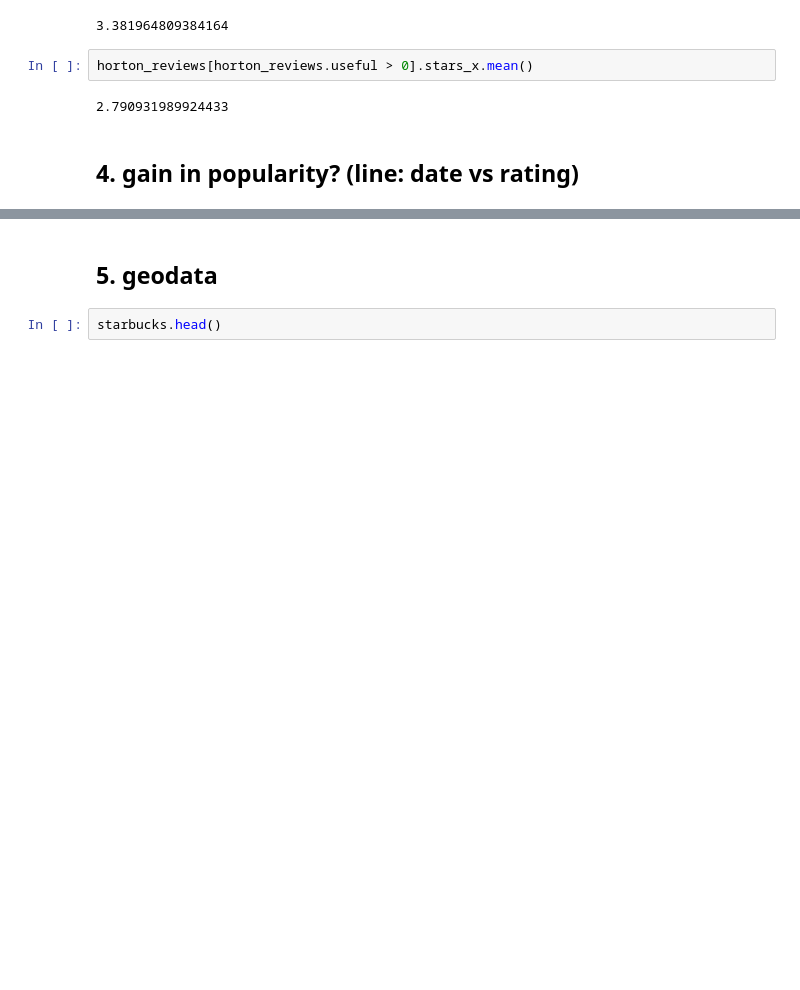
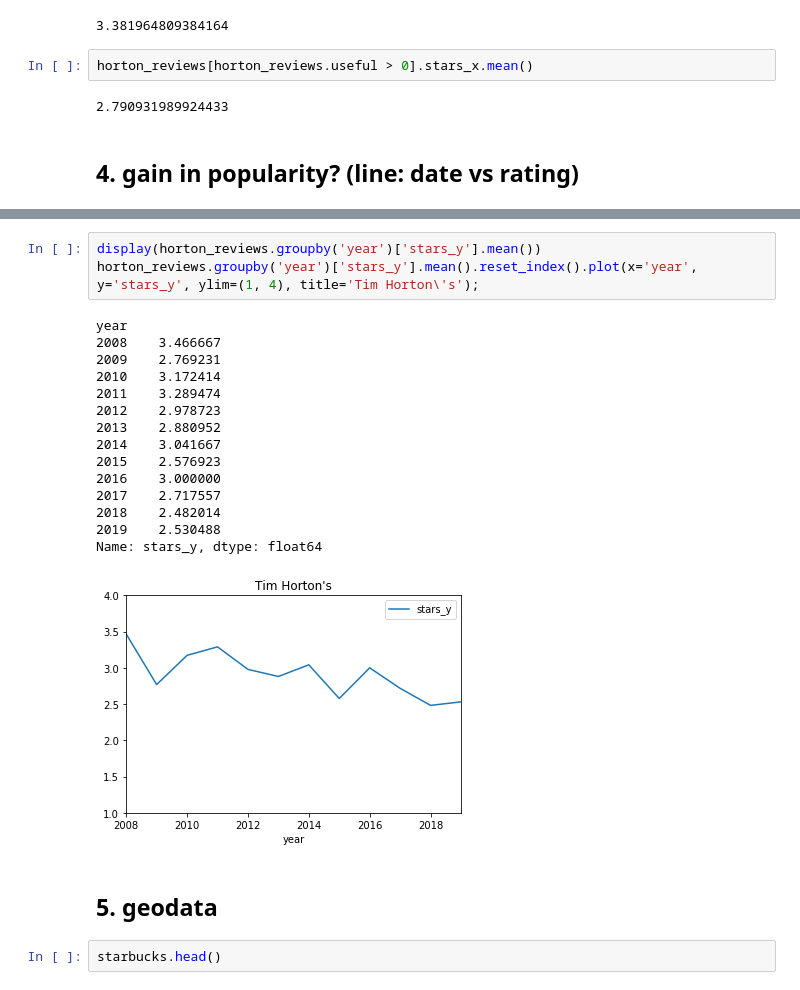
Before and after one commit to dliu9999/DSC106-Final-Project, a Jupyter notebook: yelp.ipynb, the cells around one changed output, grey strips where cells are left out. Saved outputs shown, nothing was run; the diff lists cells and outputs as text; blank space fills up the shorter version.

```diff
--- a/yelp.ipynb
+++ b/yelp.ipynb
@@ -70,3 +109,22 @@ horton_reviews.sort_values(by='date').plot(x='date', y='stars_x'); # not sure if
+# %%
+display(horton_reviews.groupby('year')['stars_y'].mean())
+horton_reviews.groupby('year')['stars_y'].mean().reset_index().plot(x='year', y='stars_y', ylim=(1, 4), title='Tim Horton\'s');
+# %% [output]
+year
+2008    3.466667
+2009    2.769231
+2010    3.172414
+2011    3.289474
+2012    2.978723
+2013    2.880952
+2014    3.041667
+2015    2.576923
+2016    3.000000
+2017    2.717557
+2018    2.482014
+2019    2.530488
+Name: stars_y, dtype: float64
+[figure, added]
 # %% [markdown]
 ## 5. geodata
 # %%
```
Also changed, not shown: parts of 13 cells of this notebook.
